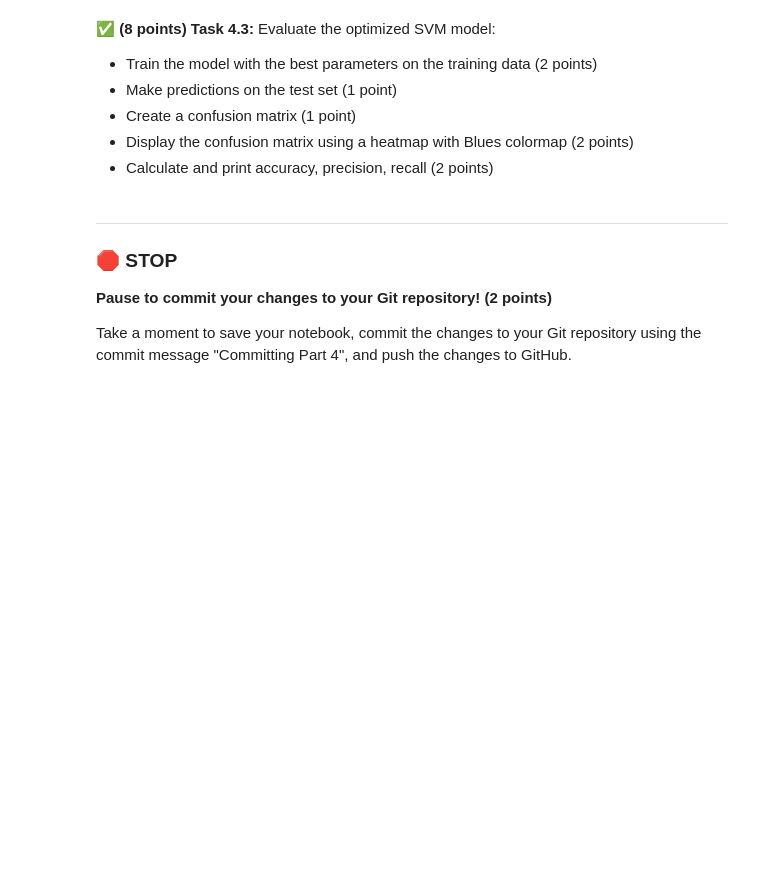
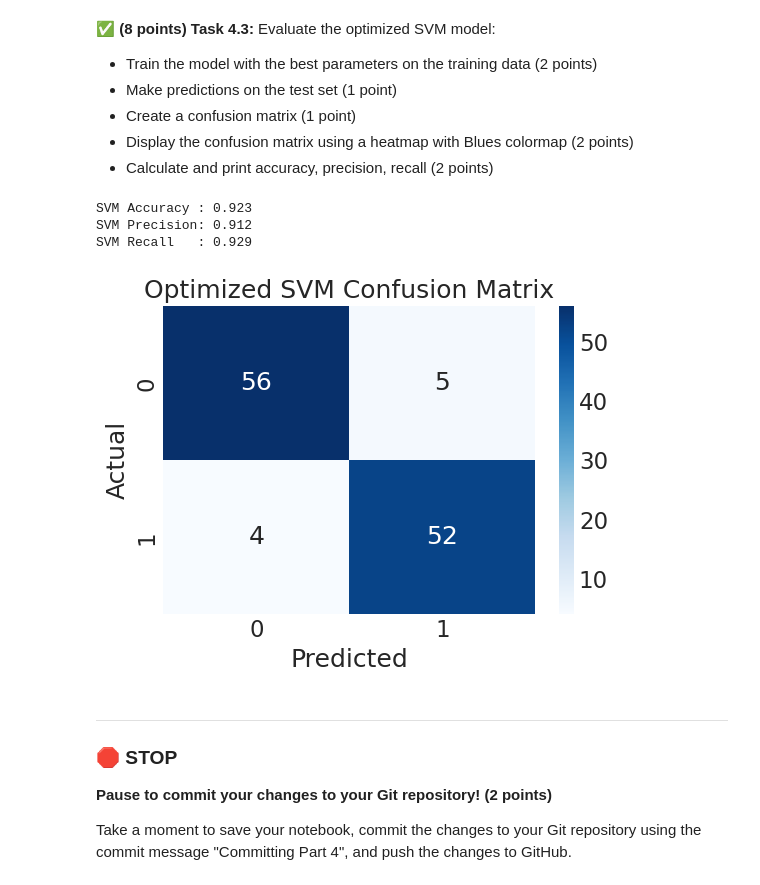
Before and after one commit to jamieh8821/CMSE202-f25-turnin, a Jupyter notebook: final/CMSE202_Final-STUDENT.ipynb, the cells around one changed output. Saved outputs shown, nothing was run; the diff lists cells and outputs as text; code cells hidden in the pictures; blank space fills up the shorter version.

```diff
--- a/final/CMSE202_Final-STUDENT.ipynb
+++ b/final/CMSE202_Final-STUDENT.ipynb
@@ -646,3 +673,38 @@ Take a moment to save your notebook, commit the changes to your Git repository u
+# %%
+# put your code here
+from sklearn.svm import SVC
+from sklearn.metrics import confusion_matrix, accuracy_score, precision_score, recall_score
+import matplotlib.pyplot as plt
+import seaborn as sns
+
+best_params = grid.best_params_
+best_svm = SVC(kernel='rbf',C=best_params['C'],gamma=best_params['gamma'])
+best_svm.fit(X_train_clean, y_train_clean)
+
+
+y_svm_pred = best_svm.predict(X_test_clean)
+
+
+cm_svm = confusion_matrix(y_test_clean, y_svm_pred)
+
+plt.figure(figsize=(6, 4))
+sns.heatmap(cm_svm, annot=True, fmt='d', cmap='Blues')
+plt.xlabel('Predicted')
+plt.ylabel('Actual')
+plt.title('Optimized SVM Confusion Matrix')
+
+acc_svm  = accuracy_score(y_test_clean,  y_svm_pred)
+prec_svm = precision_score(y_test_clean, y_svm_pred)
+rec_svm  = recall_score(y_test_clean,    y_svm_pred)
+
+print(f"SVM Accuracy : {acc_svm:.3f}")
+print(f"SVM Precision: {prec_svm:.3f}")
+print(f"SVM Recall   : {rec_svm:.3f}")
+# %% [output]
+SVM Accuracy : 0.923
+SVM Precision: 0.912
+SVM Recall   : 0.929
+[figure, added]
 # %% [markdown]
 ---
 
```
Also changed, not shown: parts of 10 cells of this notebook.
